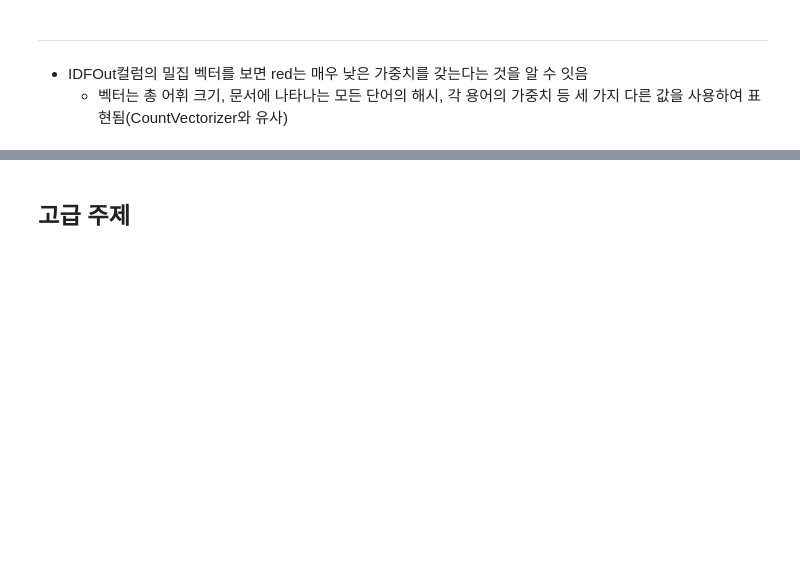
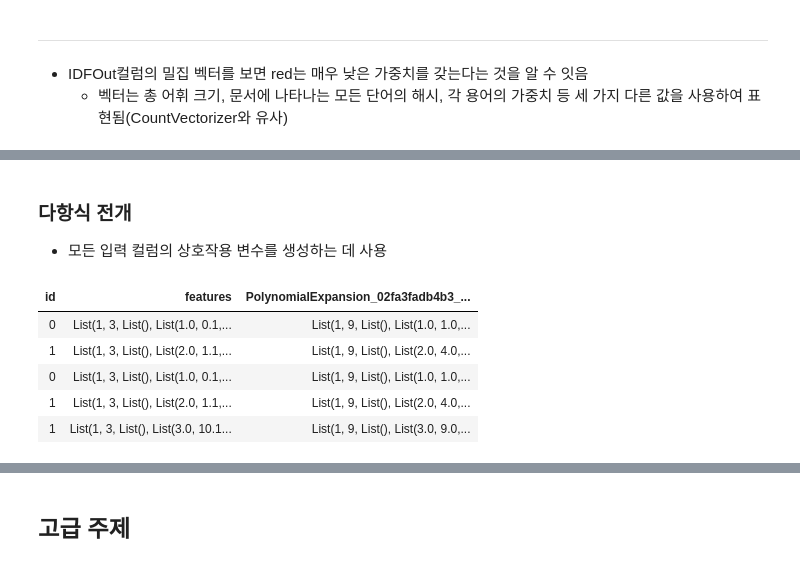
Before and after one commit to PingPingE/Spark, a Jupyter notebook: Part6/Chapter25-2.ipynb, the cells around one changed output, grey strips where cells are left out. Cells and saved outputs as stored; diff of their text form; code cells hidden in the pictures; blank space fills up the shorter version.

```diff
--- a/Part6/Chapter25-2.ipynb
+++ b/Part6/Chapter25-2.ipynb
@@ -299,0 +348,15 @@ display(idf.fit(trans_tf).transform(trans_tf).limit(10))
+# %% [markdown]
+### 다항식 전개
+- 모든 입력 컬럼의 상호작용 변수를 생성하는 데 사용
+# %%
+from pyspark.ml.feature import PolynomialExpansion
+#2차 다항식
+pe= PolynomialExpansion().setInputCol("features").setDegree(2)
+display(pe.transform(scaleDF))
+# %% [output]
+| id | features | PolynomialExpansion_02fa3fadb4b3_... |
+| 0 | List(1, 3, List(), List(1.0, 0.1,... | List(1, 9, List(), List(1.0, 1.0,... |
+| 1 | List(1, 3, List(), List(2.0, 1.1,... | List(1, 9, List(), List(2.0, 4.0,... |
+| 0 | List(1, 3, List(), List(1.0, 0.1,... | List(1, 9, List(), List(1.0, 1.0,... |
+| 1 | List(1, 3, List(), List(2.0, 1.1,... | List(1, 9, List(), List(2.0, 4.0,... |
+| 1 | List(1, 3, List(), List(3.0, 10.1... | List(1, 9, List(), List(3.0, 9.0,... |
```
Also changed, not shown: parts of 19 cells of this notebook.
